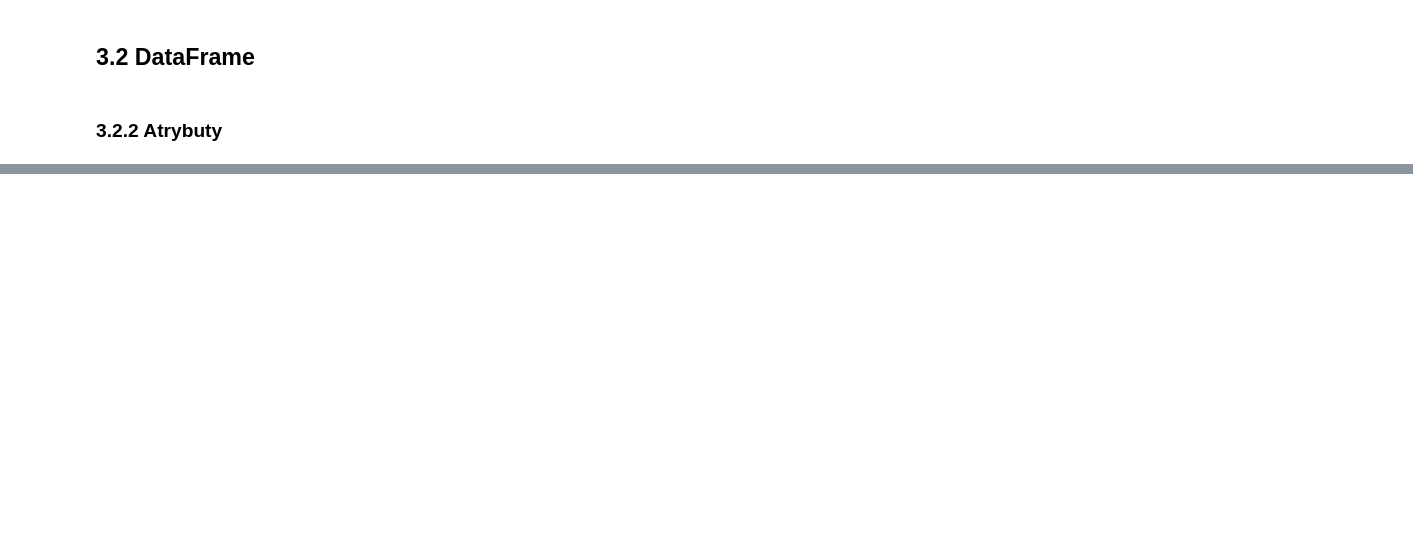
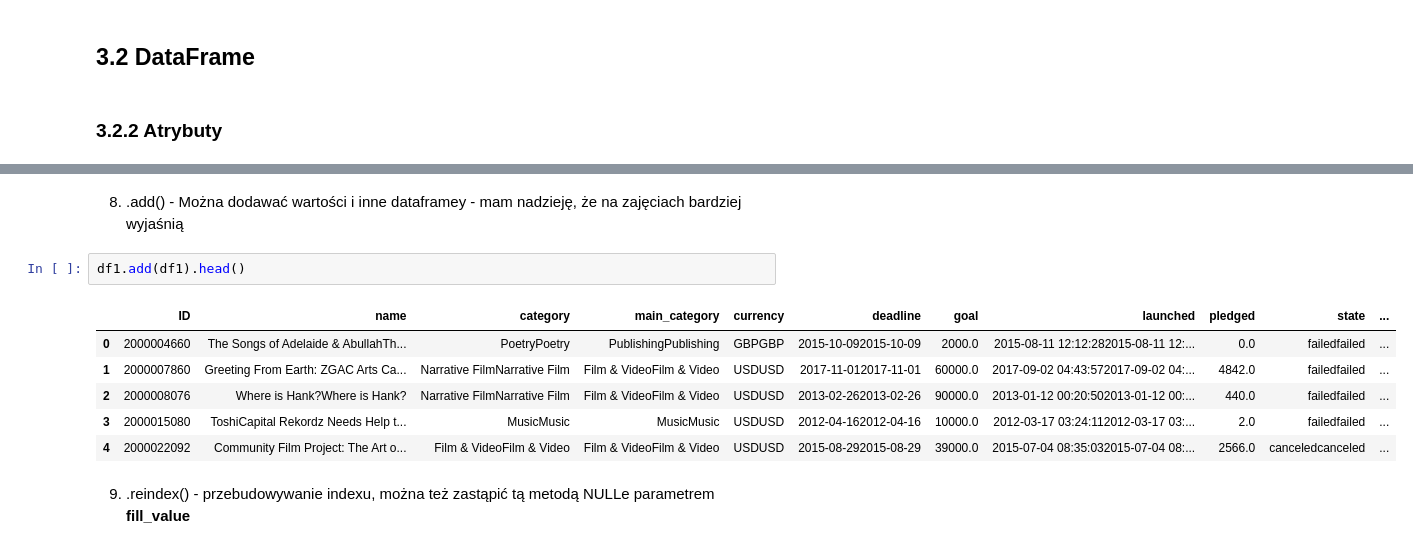
Before and after one commit to infoshareacademy/jdsz4-PandP, a Jupyter notebook: projekt_python/prework/AnalizaDanychPandasNumpyETC.ipynb, the cells around one changed output, grey strips where cells are left out. Drawn from its saved outputs; the diff is of its cells as text; blank space fills up the shorter version.

Commit message:
aktu metod DF

```diff
--- a/projekt_python/prework/AnalizaDanychPandasNumpyETC.ipynb
+++ b/projekt_python/prework/AnalizaDanychPandasNumpyETC.ipynb
@@ -552,0 +815,13 @@ Name: category, Length: 378661, dtype: object
+# %% [markdown]
+8. .add() - Można dodawać wartości i inne dataframey - mam nadzieję, że na zajęciach bardziej wyjaśnią
+# %%
+df1.add(df1).head()
+# %% [output]
+|  | ID | name | category | main_category | currency | deadline | goal | launched | pledged | state | ... |
+| 0 | 2000004660 | The Songs of Adelaide & AbullahTh... | PoetryPoetry | PublishingPublishing | GBPGBP | 2015-10-092015-10-09 | 2000.0 | 2015-08-11 12:12:282015-08-11 12:... | 0.0 | failedfailed | ... |
+| 1 | 2000007860 | Greeting From Earth: ZGAC Arts Ca... | Narrative FilmNarrative Film | Film & VideoFilm & Video | USDUSD | 2017-11-012017-11-01 | 60000.0 | 2017-09-02 04:43:572017-09-02 04:... | 4842.0 | failedfailed | ... |
+| 2 | 2000008076 | Where is Hank?Where is Hank? | Narrative FilmNarrative Film | Film & VideoFilm & Video | USDUSD | 2013-02-262013-02-26 | 90000.0 | 2013-01-12 00:20:502013-01-12 00:... | 440.0 | failedfailed | ... |
+| 3 | 2000015080 | ToshiCapital Rekordz Needs Help t... | MusicMusic | MusicMusic | USDUSD | 2012-04-162012-04-16 | 10000.0 | 2012-03-17 03:24:112012-03-17 03:... | 2.0 | failedfailed | ... |
+| 4 | 2000022092 | Community Film Project: The Art o... | Film & VideoFilm & Video | Film & VideoFilm & Video | USDUSD | 2015-08-292015-08-29 | 39000.0 | 2015-07-04 08:35:032015-07-04 08:... | 2566.0 | canceledcanceled | ... |
+# %% [markdown]
+9. .reindex() - przebudowywanie indexu, można też zastąpić tą metodą NULLe parametrem **fill_value**
```
Also changed, not shown: parts of 75 cells of this notebook.
